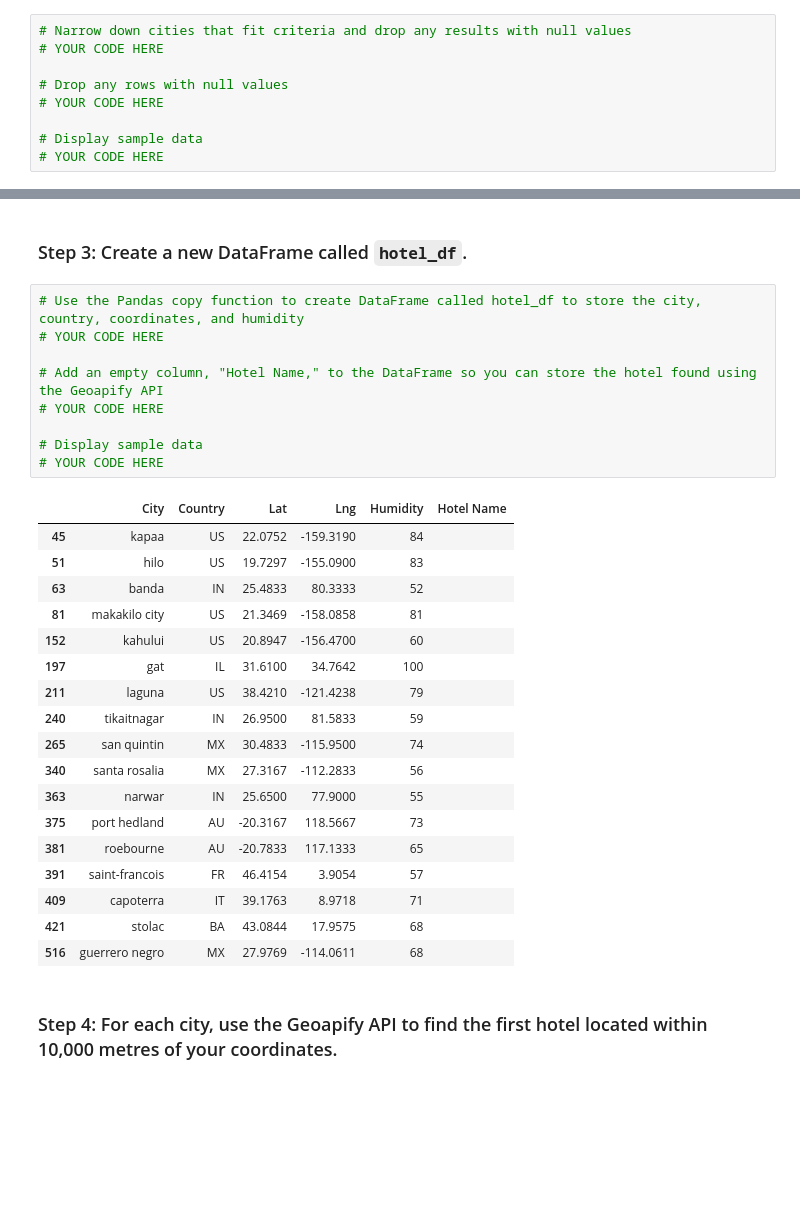
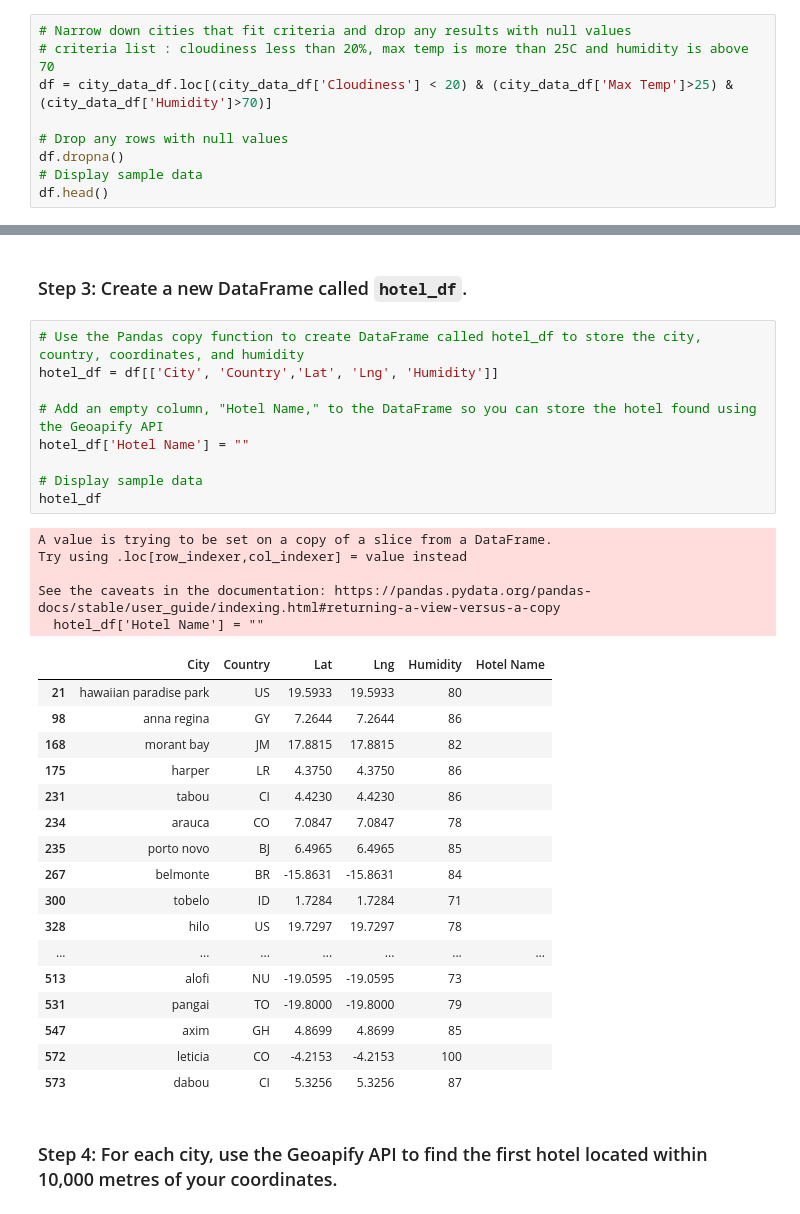
Before and after one commit to peggz19/python-api-challenge, a Jupyter notebook: WeatherPy/VacationPy.ipynb, the cells around one changed output, grey strips where cells are left out. Cells and saved outputs as stored; diff of their text form; blank space fills up the shorter version.

```diff
--- a/WeatherPy/VacationPy.ipynb
+++ b/WeatherPy/VacationPy.ipynb
@@ -51,12 +51,12 @@ map1
 ### Step 2: Narrow down the `city_data_df` DataFrame to find your ideal weather condition
 # %%
 # Narrow down cities that fit criteria and drop any results with null values
-# YOUR CODE HERE
+# criteria list : cloudiness less than 20%, max temp is more than 25C and humidity is above 70
+df = city_data_df.loc[(city_data_df['Cloudiness'] < 20) & (city_data_df['Max Temp']>25) & (city_data_df['Humidity']>70)]
 
 # Drop any rows with null values
-# YOUR CODE HERE
-
+df.dropna()
 # Display sample data
-# YOUR CODE HERE
+df.head()
 # %% [output]
 |  | City_ID | City | Lat | Lng | Max Temp | Humidity | Cloudiness | Wind Speed | Country | Date |
@@ -81,32 +69,36 @@ map1
 ### Step 3: Create a new DataFrame called `hotel_df`.
 # %%
 # Use the Pandas copy function to create DataFrame called hotel_df to store the city, country, coordinates, and humidity
-# YOUR CODE HERE
+hotel_df = df[['City', 'Country','Lat', 'Lng', 'Humidity']]
 
 # Add an empty column, "Hotel Name," to the DataFrame so you can store the hotel found using the Geoapify API
-# YOUR CODE HERE
+hotel_df['Hotel Name'] = ""
 
 # Display sample data
-# YOUR CODE HERE
+hotel_df
 # %% [output]
+A value is trying to be set on a copy of a slice from a DataFrame.
+Try using .loc[row_indexer,col_indexer] = value instead
+
+See the caveats in the documentation: https://pandas.pydata.org/pandas-docs/stable/user_guide/indexing.html#returning-a-view-versus-a-copy
+  hotel_df['Hotel Name'] = ""
 |  | City | Country | Lat | Lng | Humidity | Hotel Name |
-| 45 | kapaa | US | 22.0752 | -159.3190 | 84 |  |
-| 51 | hilo | US | 19.7297 | -155.0900 | 83 |  |
-| 63 | banda | IN | 25.4833 | 80.3333 | 52 |  |
-| 81 | makakilo city | US | 21.3469 | -158.0858 | 81 |  |
-| 152 | kahului | US | 20.8947 | -156.4700 | 60 |  |
-| 197 | gat | IL | 31.6100 | 34.7642 | 100 |  |
-| 211 | laguna | US | 38.4210 | -121.4238 | 79 |  |
-| 240 | tikaitnagar | IN | 26.9500 | 81.5833 | 59 |  |
-| 265 | san quintin | MX | 30.4833 | -115.9500 | 74 |  |
-| 340 | santa rosalia | MX | 27.3167 | -112.2833 | 56 |  |
-| 363 | narwar | IN | 25.6500 | 77.9000 | 55 |  |
-| 375 | port hedland | AU | -20.3167 | 118.5667 | 73 |  |
-| 381 | roebourne | AU | -20.7833 | 117.1333 | 65 |  |
-| 391 | saint-francois | FR | 46.4154 | 3.9054 | 57 |  |
-| 409 | capoterra | IT | 39.1763 | 8.9718 | 71 |  |
-| 421 | stolac | BA | 43.0844 | 17.9575 | 68 |  |
-| 516 | guerrero negro | MX | 27.9769 | -114.0611 | 68 |  |
+| 21 | hawaiian paradise park | US | 19.5933 | 19.5933 | 80 |  |
+| 98 | anna regina | GY | 7.2644 | 7.2644 | 86 |  |
+| 168 | morant bay | JM | 17.8815 | 17.8815 | 82 |  |
+| 175 | harper | LR | 4.3750 | 4.3750 | 86 |  |
+| 231 | tabou | CI | 4.4230 | 4.4230 | 86 |  |
+| 234 | arauca | CO | 7.0847 | 7.0847 | 78 |  |
+| 235 | porto novo | BJ | 6.4965 | 6.4965 | 85 |  |
+| 267 | belmonte | BR | -15.8631 | -15.8631 | 84 |  |
+| 300 | tobelo | ID | 1.7284 | 1.7284 | 71 |  |
+| 328 | hilo | US | 19.7297 | 19.7297 | 78 |  |
+| ... | ... | ... | ... | ... | ... | ... |
+| 513 | alofi | NU | -19.0595 | -19.0595 | 73 |  |
+| 531 | pangai | TO | -19.8000 | -19.8000 | 79 |  |
+| 547 | axim | GH | 4.8699 | 4.8699 | 85 |  |
+| 572 | leticia | CO | -4.2153 | -4.2153 | 100 |  |
+| 573 | dabou | CI | 5.3256 | 5.3256 | 87 |  |
 # %% [markdown]
 ### Step 4: For each city, use the Geoapify API to find the first hotel located within 10,000 metres of your coordinates.
 # %%
```
Also changed, not shown: parts of 1 cell of this notebook.
